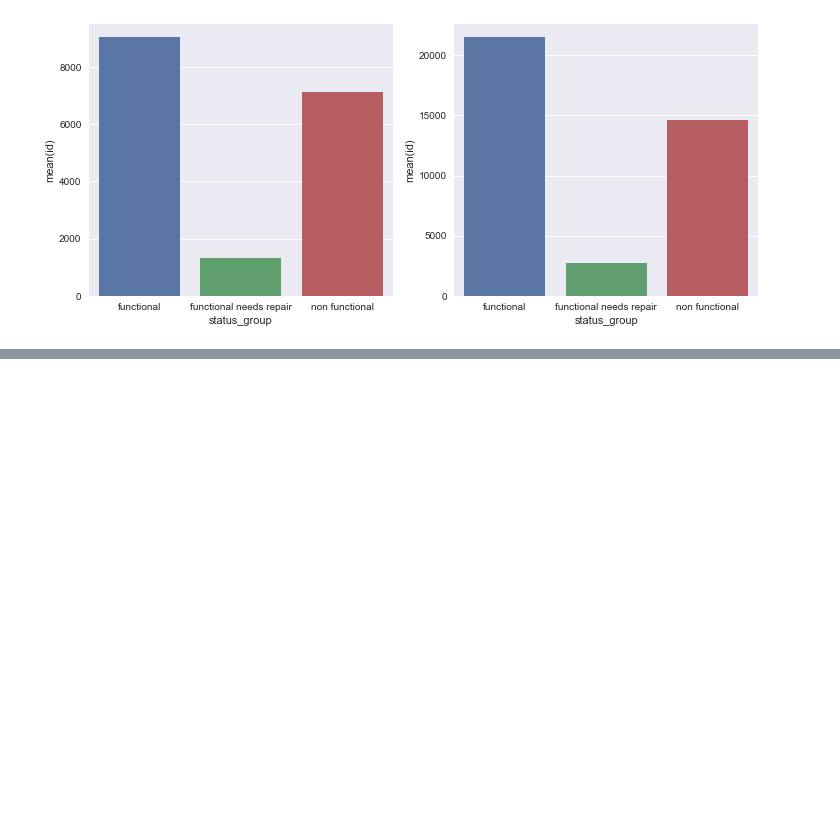
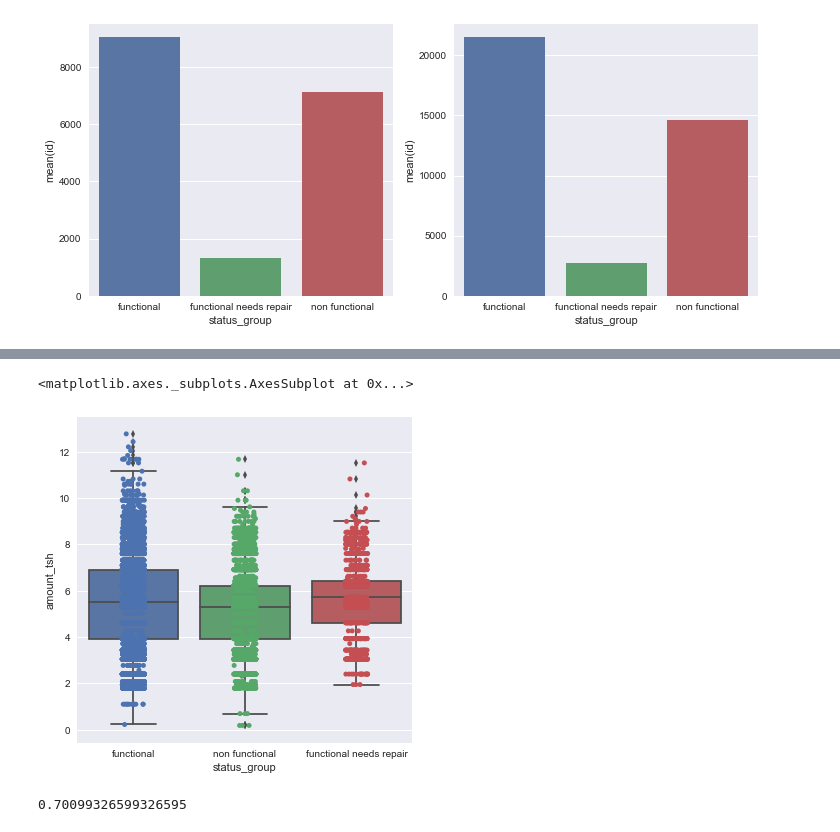
Before and after one commit to shenc3/drivendata-nb, a Jupyter notebook: pumpItUp/PumpItUp.ipynb, the cells around one changed output, grey strips where cells are left out. Saved outputs shown, nothing was run; the diff lists cells and outputs as text; code cells hidden in the pictures; blank space fills up the shorter version.

```diff
--- a/pumpItUp/PumpItUp.ipynb
+++ b/pumpItUp/PumpItUp.ipynb
@@ -237,0 +270,14 @@ sns.barplot(data=permit_cnt[permit_cnt['permit']==True], x='status_group', y='id
+# %%
+fig, ax = plt.subplots(nrows=1, ncols=1, figsize=(6, 6))
+sns.boxplot(amount_tsh_pos['status_group'], np.log1p(amount_tsh_pos['amount_tsh']), ax=ax)
+sns.stripplot(amount_tsh_pos['status_group'], np.log1p(amount_tsh_pos['amount_tsh']), jitter=True, ax=ax)
+# %% [output]
+<matplotlib.axes._subplots.AxesSubplot at 0x...>
+[figure, added]
+# %%
+# sns.distplot(train[train['amount_tsh']>0]['amount_tsh'])
+# sns.distplot(train['amount_tsh'])
+# train[(train['amount_tsh'] > 0) & (train['amount_tsh'] < 1000)]['amount_tsh'].count() / train['amount_tsh'].count()
+train[(train['amount_tsh'] == 0)]['amount_tsh'].count() / train['amount_tsh'].count()
+# %% [output]
+0.70099326599326595
```
Also changed, not shown: parts of 19 cells of this notebook.
